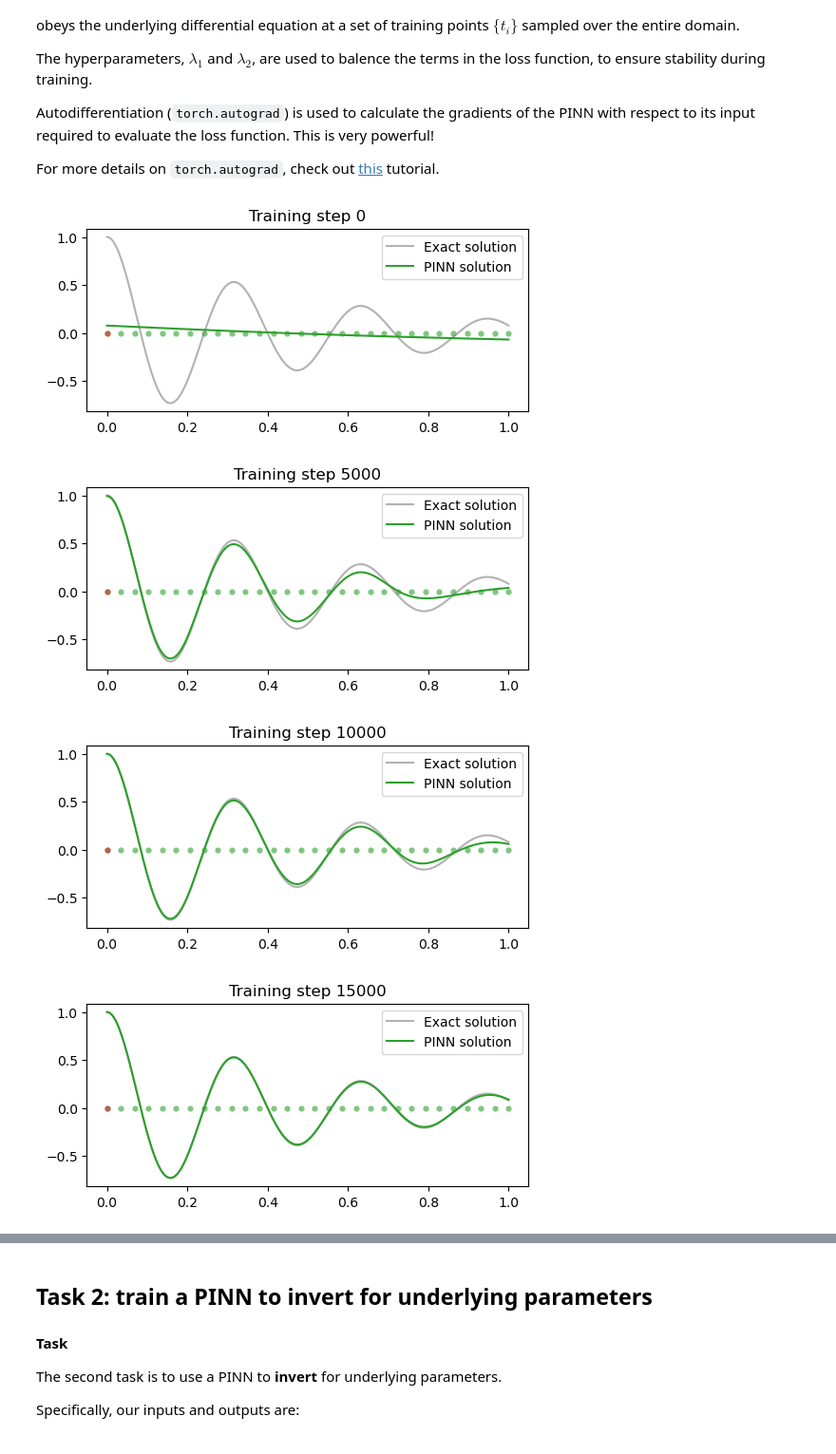
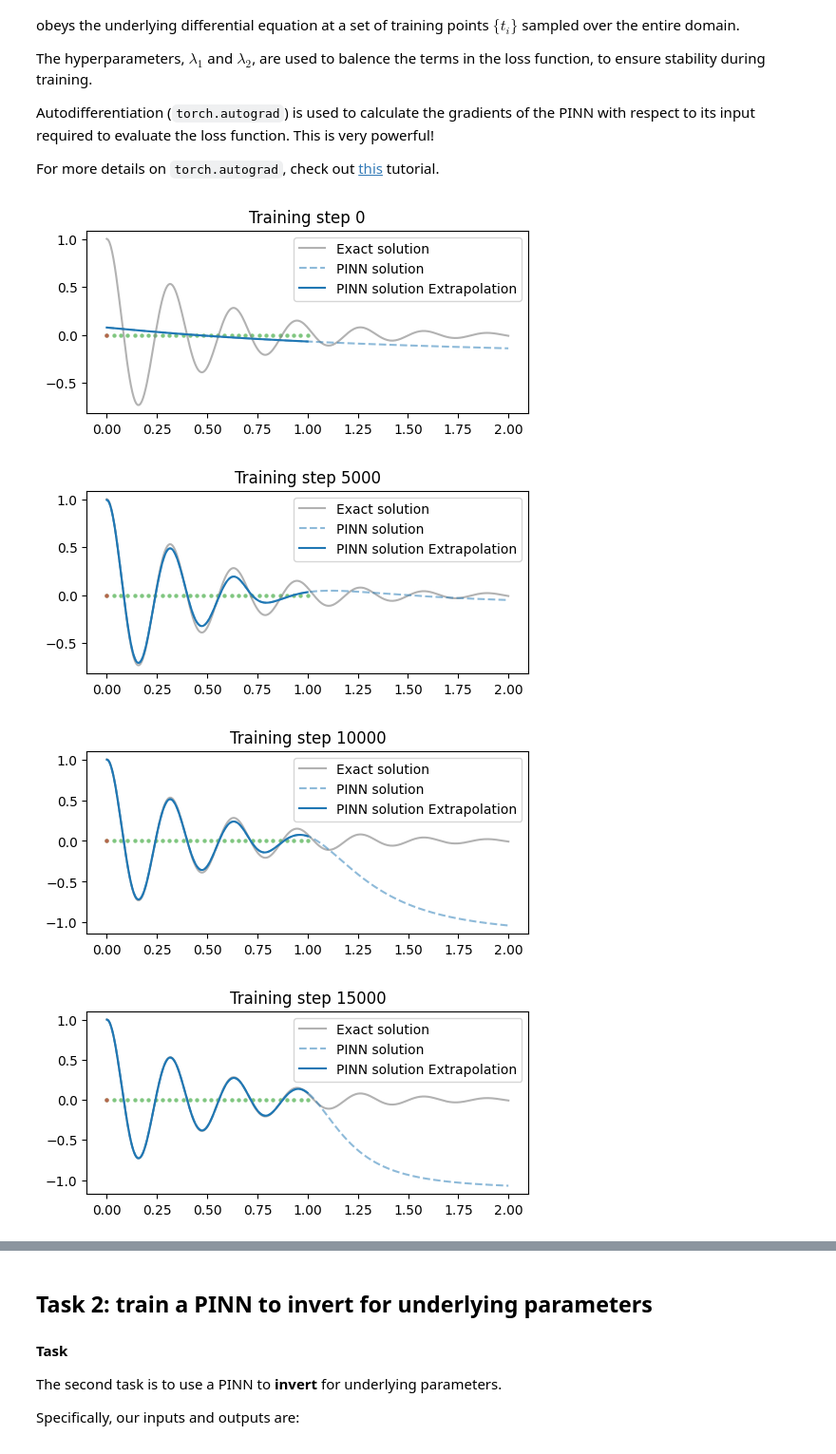
Before and after one commit to jcabbasi/SCIML2024workshop, a Jupyter notebook: PINNs1.ipynb, the cells around one changed output, grey strips where cells are left out. Shown: that part at 95% size. Cells and saved outputs as stored; diff of their text form; code cells hidden in the pictures.

```diff
--- a/PINNs1.ipynb
+++ b/PINNs1.ipynb
@@ -103,12 +103,18 @@ def exact_solution(d, w0, t):
     u = exp*2*A*cos
     return u
 
+class SinActivation(nn.Module):
+    def __init__(self):
+        super(SinActivation, self).__init__()
+
+    def forward(self, x):
+        return torch.sin(x)
+
 class FCN(nn.Module):
     "Defines a standard fully-connected network in PyTorch"
 
-    def __init__(self, N_INPUT, N_OUTPUT, N_HIDDEN, N_LAYERS):
+    def __init__(self, N_INPUT, N_OUTPUT, N_HIDDEN, N_LAYERS, activation=nn.Tanh):
         super().__init__()
-        activation = nn.Tanh
         self.fcs = nn.Sequential(*[
                         nn.Linear(N_INPUT, N_HIDDEN),
                         activation()])
@@ -181,11 +187,16 @@ t_boundary = torch.tensor(0.).view(-1,1).requires_grad_(True)
 # TODO: write code here
 t_physics = torch.linspace(0,1,30).view(-1,1).requires_grad_(True)
 
+
 # train the PINN
 d, w0 = 2, 20
 mu, k = 2*d, w0**2
 t_test = torch.linspace(0,1,300).view(-1,1)
 u_exact = exact_solution(d, w0, t_test)
+
+t_extra = torch.linspace(0,2,300).view(-1,1)
+u_extra = exact_solution(d, w0, t_extra)
+
 optimiser = torch.optim.Adam(pinn.parameters(),lr=1e-3)
 for i in range(15001):
     optimiser.zero_grad()
@@ -198,38 +209,40 @@ for i in range(15001):
     # TODO: write code here
     u = pinn(t_boundary)
     loss1 = (torch.squeeze(u) - 1)**2
     dudt = torch.autograd.grad(u, t_boundary, torch.ones_like(u), create_graph=True)[0]
     loss2 = (torch.squeeze(dudt) - 0)**2
 
     # compute physics loss
     # TODO: write code here
     u = pinn(t_physics)
     dudt = torch.autograd.grad(u, t_physics, torch.ones_like(u), create_graph=True)[0]
     d2udt2 = torch.autograd.grad(dudt, t_physics, torch.ones_like(dudt), create_graph=True)[0]
     loss3 = torch.mean((d2udt2 + mu*dudt + k*u)**2)
 
     # backpropagate joint loss, take optimiser step
     # TODO: write code here
     loss = loss1 + lambda1*loss2 + lambda2*loss3
     loss.backward()
     optimiser.step()
 
     # plot the result as training progresses
     if i % 5000 == 0:
         #print(u.abs().mean().item(), dudt.abs().mean().item(), d2udt2.abs().mean().item())
         u = pinn(t_test).detach()
+        uext = pinn(t_extra).detach()
         plt.figure(figsize=(6,2.5))
         plt.scatter(t_physics.detach()[:,0],
-                    torch.zeros_like(t_physics)[:,0], s=20, lw=0, color="tab:green", alpha=0.6)
+                    torch.zeros_like(t_physics)[:,0], s=10, lw=0, color="tab:green", alpha=0.6)
         plt.scatter(t_boundary.detach()[:,0],
-                    torch.zeros_like(t_boundary)[:,0], s=20, lw=0, color="tab:red", alpha=0.6)
-        plt.plot(t_test[:,0], u_exact[:,0], label="Exact solution", color="tab:grey", alpha=0.6)
-        plt.plot(t_test[:,0], u[:,0], label="PINN solution", color="tab:green")
+                    torch.zeros_like(t_boundary)[:,0], s=10, lw=0, color="tab:red", alpha=0.6)
+        plt.plot(t_extra[:,0], u_extra[:,0], label="Exact solution", color="tab:grey", alpha=0.6)
+        plt.plot(t_extra[:,0], uext[:,0],'--', label="PINN solution Extrapolation", color="tab:blue" , alpha=0.5)
+        plt.plot(t_test[:,0], u[:,0], label="PINN solution ", color="tab:blue")
         plt.title(f"Training step {i}")
         plt.legend()
         plt.show()
 # %% [output]
-[figure, old version]
+[figure, new version]
-[figure, old version]
+[figure, new version]
-[figure, old version]
+[figure, new version]
-[figure, old version]
+[figure, new version]
```
Also changed, not shown: parts of 6 cells of this notebook.
